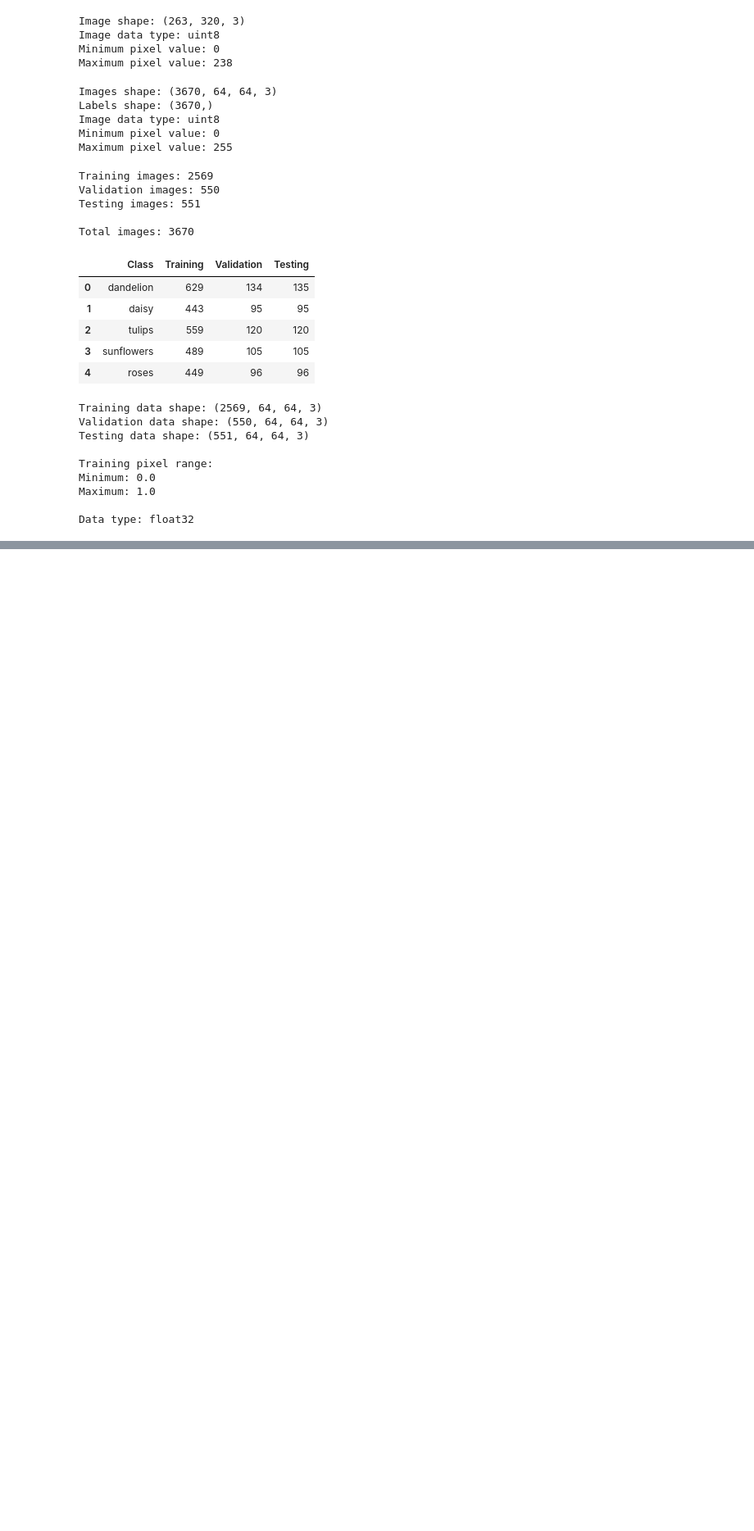
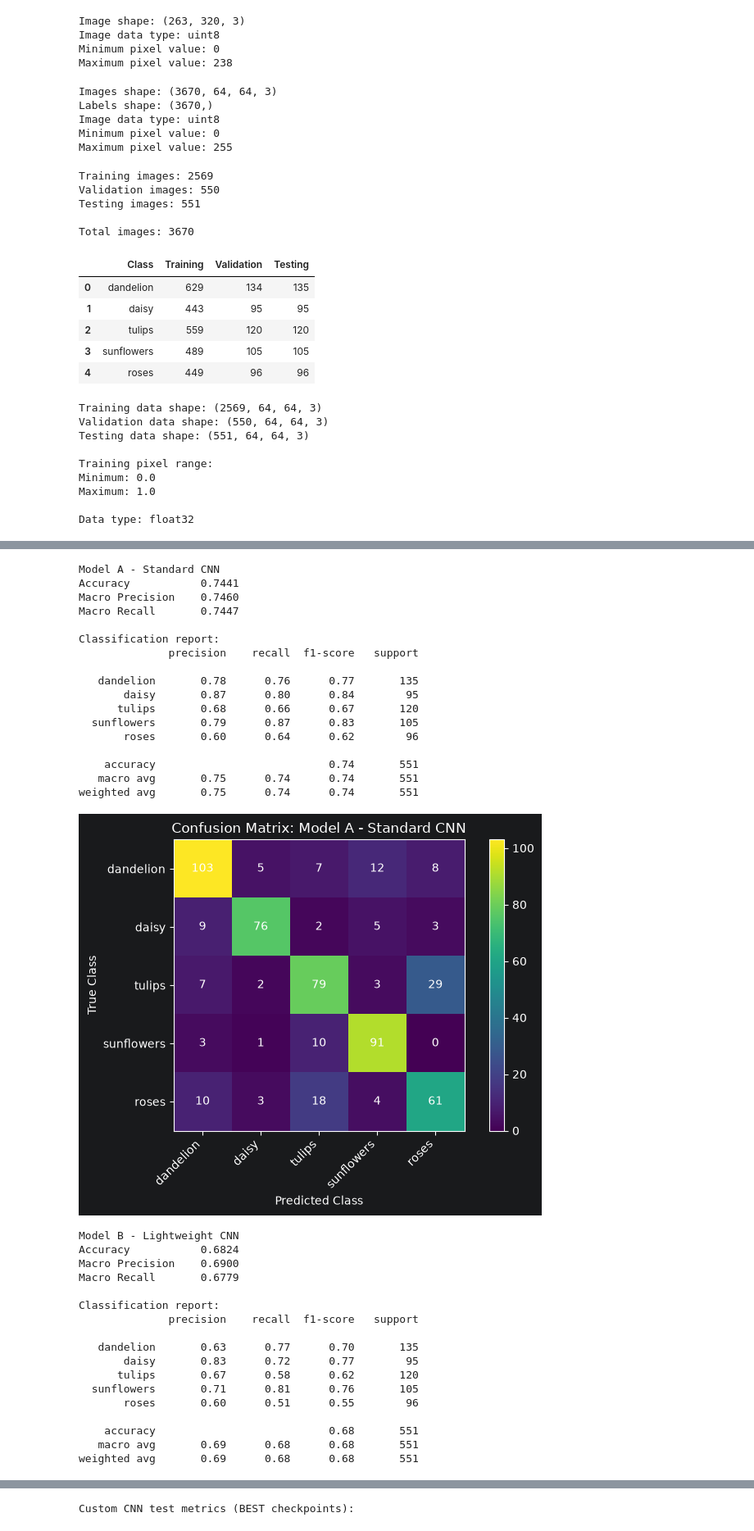
Before and after one commit to RJKRanathunga/EN3150_CNN_Assignment, a Jupyter notebook: CNN.ipynb, the cells around one changed output, grey strips where cells are left out. Shown at 82% size. Saved outputs shown, nothing was run; the diff lists cells and outputs as text; code cells hidden in the pictures; blank space fills up the shorter version.

```diff
--- a/CNN_PyTorch.ipynb
+++ b/CNN.ipynb
@@ -603,24 +232,0 @@ plt.show()
-# %%
-# Step 13: Train Model B for 20 epochs
-
-# Create a fresh Model B
-model_b_final = fresh_model(model_b)
-
-# Compile with the same optimizer and loss
-optimizer_b_final = optim.Adam(model_b_final.parameters(), lr=0.001)
-
-# Measure training time
-start_time = time.time()
-
-history_b = train_model(
-    model_b_final,
-    optimizer_b_final,
-    epochs=80,
-    batch_size=32,
-    verbose=1
-)
-
-time_b = time.time() - start_time
-
-print(f"\nModel B total training time: {time_b:.2f} seconds")
-print(f"Average time per epoch: {time_b / 20:.2f} seconds")
@@ -879,0 +789,52 @@ EfficientNetB0 is available.
+# %%
+# Step 15: Evaluate final Model A and Model B on the held-out test split
+custom_models = {
+    "Model A - Standard CNN": model_a_final,
+    "Model B - Lightweight CNN": model_b_final
+}
+
+test_results = {}
+for model_name, model in custom_models.items():
+    test_results[model_name] = evaluate_classifier(
+        model, X_test_norm, y_test, model_name
+    )
+
+test_results_df = pd.DataFrame.from_dict(test_results, orient="index")
+print("\nCustom CNN test metrics (BEST checkpoints):")
+display(test_results_df.round(4))
+# %% [output]
+Model A - Standard CNN
+Accuracy           0.7441
+Macro Precision    0.7460
+Macro Recall       0.7447
+
+Classification report:
+              precision    recall  f1-score   support
+
+   dandelion       0.78      0.76      0.77       135
+       daisy       0.87      0.80      0.84        95
+      tulips       0.68      0.66      0.67       120
+  sunflowers       0.79      0.87      0.83       105
+       roses       0.60      0.64      0.62        96
+
+    accuracy                           0.74       551
+   macro avg       0.75      0.74      0.74       551
+weighted avg       0.75      0.74      0.74       551
+[figure, added]
+Model B - Lightweight CNN
+Accuracy           0.6824
+Macro Precision    0.6900
+Macro Recall       0.6779
+
+Classification report:
+              precision    recall  f1-score   support
+
+   dandelion       0.63      0.77      0.70       135
+       daisy       0.83      0.72      0.77        95
+      tulips       0.67      0.58      0.62       120
+  sunflowers       0.71      0.81      0.76       105
+       roses       0.60      0.51      0.55        96
+
+    accuracy                           0.68       551
+   macro avg       0.69      0.68      0.68       551
+weighted avg       0.69      0.68      0.68       551
@@ -879,0 +842 @@ EfficientNetB0 is available.
+Custom CNN test metrics (BEST checkpoints):
```
Also changed, not shown: parts of 43 cells of this notebook.
